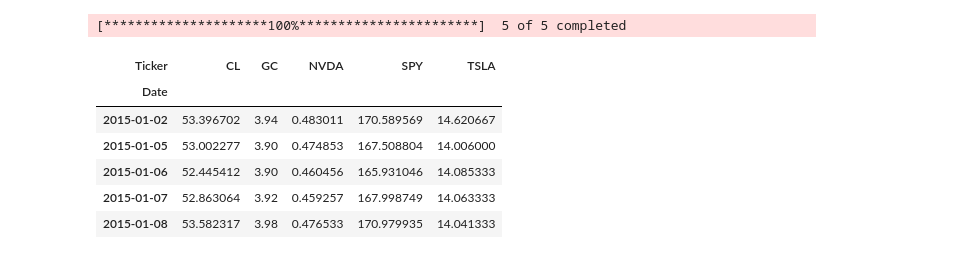
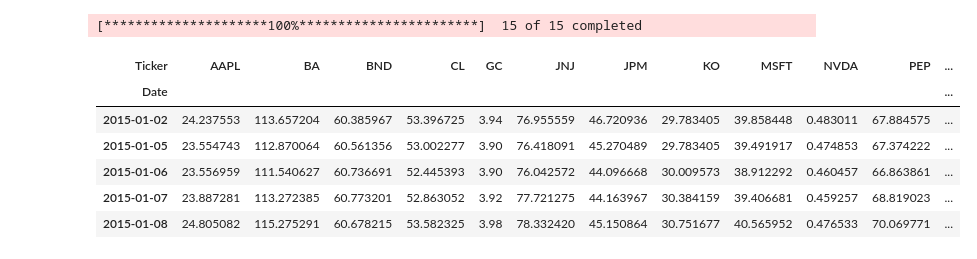
Before and after one commit to xiaojingxx/hmm-mcmc-portfolio, a Jupyter notebook: notebooks/01_data_collection.ipynb, the cells around one changed output. Cells and saved outputs as stored; diff of their text form; code cells hidden in the pictures.

```diff
--- a/notebooks/01_data_collection.ipynb
+++ b/notebooks/01_data_collection.ipynb
@@ -2,25 +2,25 @@
 import yfinance as yf
 import pandas as pd
 # %%
-tickers = ["CL", "GC","NVDA","SPY","TSLA"]
+tickers = ["AAPL", "MSFT","NVDA","TSLA","SPY","QQQ","TLT","BND","GC","CL","KO","PEP","BA","JPM","JNJ"]
 # %%
 prices = yf.download(
     tickers,
     start="2015-01-01",
-    end="2025-01-01",
+    end="2025-12-25",
     auto_adjust=True
 )["Close"]
 
 prices.head()
 # %% [output]
-[*********************100%***********************]  5 of 5 completed
+[*********************100%***********************]  15 of 15 completed
-| Ticker | CL | GC | NVDA | SPY | TSLA |
-| Date |  |  |  |  |  |
-| 2015-01-02 | 53.396702 | 3.94 | 0.483011 | 170.589569 | 14.620667 |
-| 2015-01-05 | 53.002277 | 3.90 | 0.474853 | 167.508804 | 14.006000 |
-| 2015-01-06 | 52.445412 | 3.90 | 0.460456 | 165.931046 | 14.085333 |
-| 2015-01-07 | 52.863064 | 3.92 | 0.459257 | 167.998749 | 14.063333 |
-| 2015-01-08 | 53.582317 | 3.98 | 0.476533 | 170.979935 | 14.041333 |
+| Ticker | AAPL | BA | BND | CL | GC | JNJ | JPM | KO | MSFT | NVDA | PEP | ... |
+| Date |  |  |  |  |  |  |  |  |  |  |  | ... |
+| 2015-01-02 | 24.237553 | 113.657204 | 60.385967 | 53.396725 | 3.94 | 76.955559 | 46.720936 | 29.783405 | 39.858448 | 0.483011 | 67.884575 | ... |
+| 2015-01-05 | 23.554743 | 112.870064 | 60.561356 | 53.002277 | 3.90 | 76.418091 | 45.270489 | 29.783405 | 39.491917 | 0.474853 | 67.374222 | ... |
+| 2015-01-06 | 23.556959 | 111.540627 | 60.736691 | 52.445393 | 3.90 | 76.042572 | 44.096668 | 30.009573 | 38.912292 | 0.460457 | 66.863861 | ... |
+| 2015-01-07 | 23.887281 | 113.272385 | 60.773201 | 52.863052 | 3.92 | 77.721275 | 44.163967 | 30.384159 | 39.406681 | 0.459257 | 68.819023 | ... |
+| 2015-01-08 | 24.805082 | 115.275291 | 60.678215 | 53.582325 | 3.98 | 78.332420 | 45.150864 | 30.751677 | 40.565952 | 0.476533 | 70.069771 | ... |
 # %%
 prices.to_csv("../data/raw/prices.csv")
 # %%
```
Also changed, not shown: parts of 1 cell of this notebook, 30 other files.
